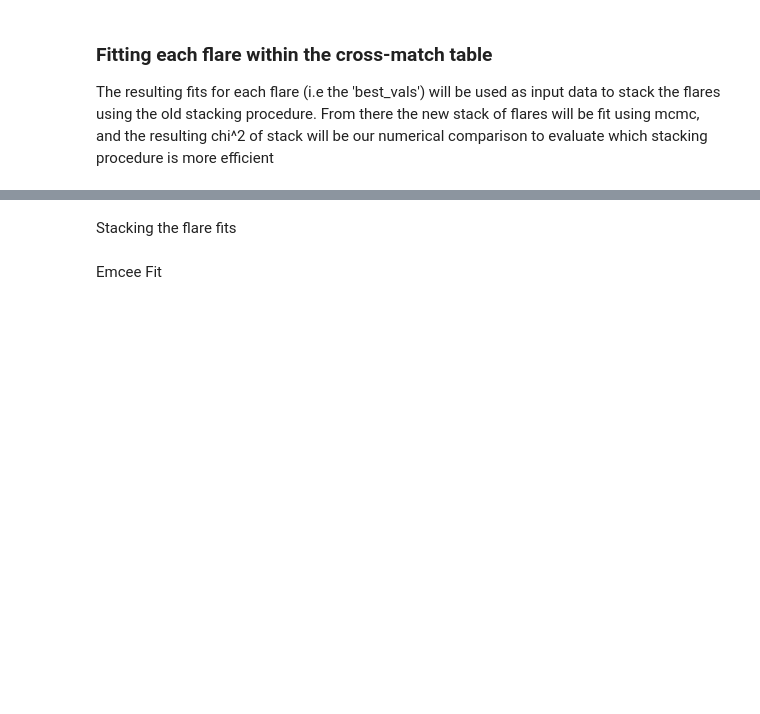
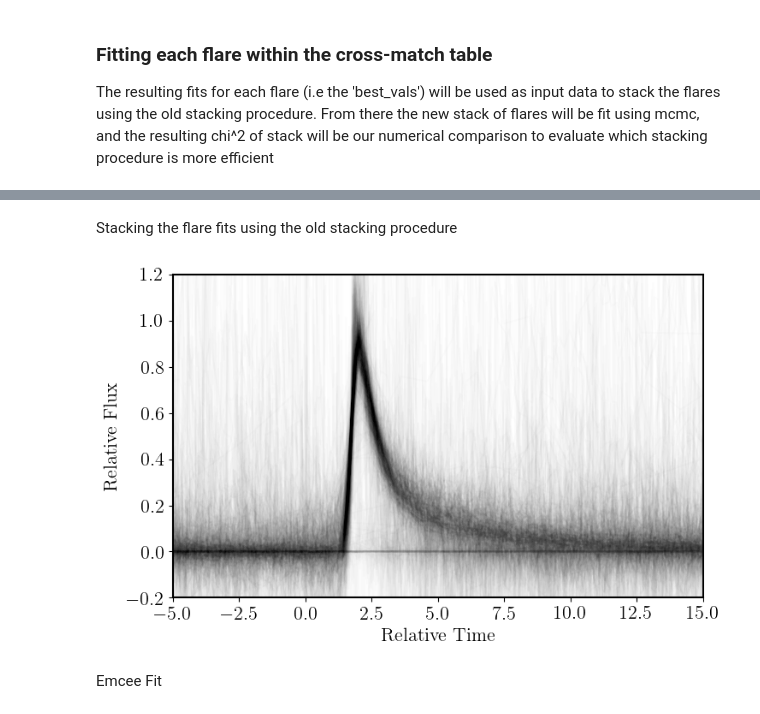
Before and after one commit to lupitatovar/flares, a Jupyter notebook: notebooks/Flare_Model_V1.ipynb, the cells around one changed output, grey strips where cells are left out. Cells and saved outputs as stored; diff of their text form; code cells hidden in the pictures; blank space fills up the shorter version.

```diff
--- a/notebooks/Flare_Model_V1.ipynb
+++ b/notebooks/Flare_Model_V1.ipynb
@@ -1110,48 +1202,47 @@ print(len(coeffs))
 #print(len(df['time'].values))             #light curve times
 #print (len(cross_match['t_stop'].values)) #stop time values of flares
 # %% [markdown]
-Stacking the flare fits
+Stacking the flare fits using the old stacking procedure
 # %%
-''''
-NEED TO EDIT THIS FOR LOOP
+
 
 
 #plt.figure( figsize=(15, 5), facecolor='w', edgecolor='k')
 for i in range(0,len(cross_match)):
 
 
-    coeffs array already has these values: tpeak(time_max), fwhm(t_half), ampl(peak)
+    #coeffs array already has these values: tpeak(time_max), fwhm(t_half), ampl(peak)
     # defining the variable to plot
 
-    x_stack = (df['time'] - new_time_max[i])/(new_t_halfs[i])
-    y_stack = ((detrended)/(new_peaks[i]))
-    #plt.plot(x,y,color='b',alpha=0.01)
+
+    temp_x_stack = (df['time'] - tpeaks[i])/(fwhms[i])
+    temp_y_stack = ((detrended)/(amps[i]))
+    plt.plot(temp_x_stack,temp_y_stack,color='black',alpha=0.01)
 
     ########## PLOTTING ################
-    plt.plot(x_new,y_new,color='k',alpha=0.01)
+    #plt.plot(temp_x_stack,temp_y_stack,color='k',alpha=0.01)
 
-
-    #axs[1].plot(x_new,np.cumsum(y_new)/np.sum(y_new),color='k',alpha=0.01)
+    #the plot below is in cumulative distribution space
+    #plt.plot(temp_x_stack,np.cumsum(temp_y_stack)/np.sum(temp_y_stack),color='k')
 
 
 
     #Setting Titles
     #axs[0].set_title('Stacked Flares')
     #axs[1].set_title('Cumulative Distribution')
 
 
     #Axes labels
     plt.xlabel("Relative Time")
     plt.ylabel("Relative Flux")
     #axs[1].set_ylabel("Cummulative Flux")
     #axs[1].set_xlabel("Relative Time")
 
     #Axes limits
     plt.xlim(-5,15)
-    plt.ylim(-0.5,1.05)
-
-
-''''
+    plt.ylim(-0.2,1.2)
+# %% [output]
+[figure, added]
 # %% [markdown]
 Emcee Fit
 # %%
```
Also changed, not shown: parts of 23 cells of this notebook.
